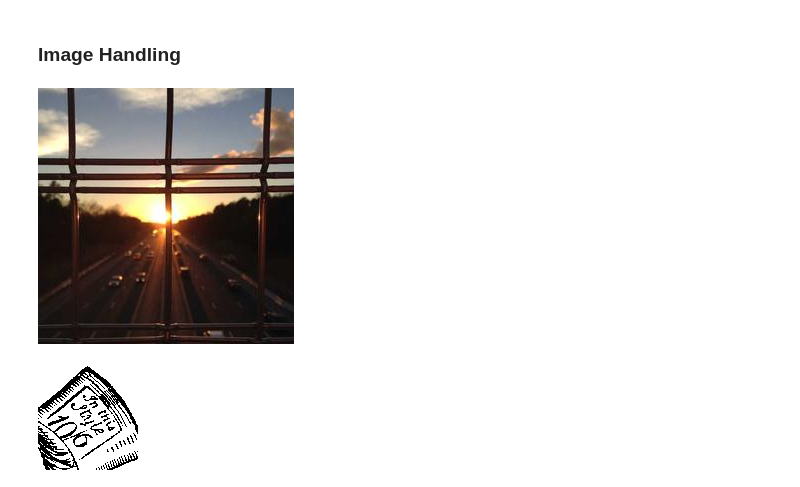
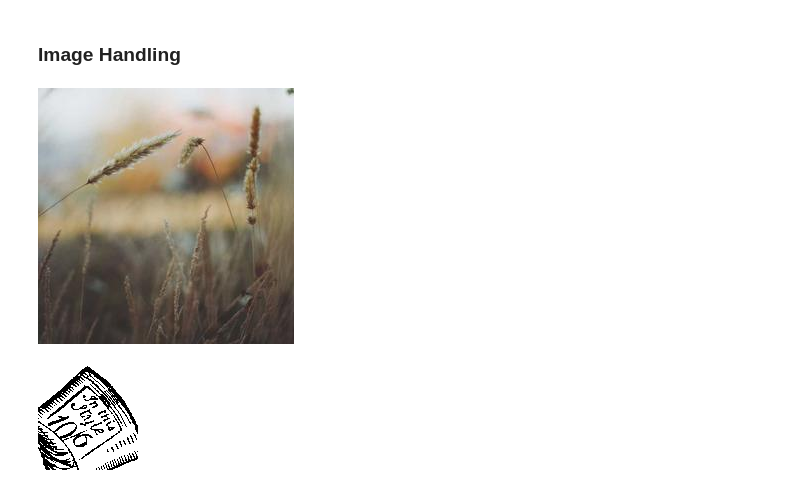
Before and after one commit to Mathics3/Mathics3-notebook-jupyter, a Jupyter notebook: examples/Mathics3-Kernel-Introduction.ipynb, the cells around one changed output. Cells and saved outputs as stored; diff of their text form; code cells hidden in the pictures.

```diff
--- a/examples/Mathics3-Kernel-Introduction.ipynb
+++ b/examples/Mathics3-Kernel-Introduction.ipynb
@@ -222,7 +222,8 @@ lindenmayer[{C[1], X}, Pi/2, 0, {0, 0}, {X -> {X, 4, Y, C[1]}, Y -> {C[1], X, 2,
 # %% [markdown]
 ### Image Handling
 # %%
+(* Mathics3 also supports loading images from the Internet *)
 Import["https://picsum.photos/256/256"]
 # %% [output]
-[figure, old version]
+[figure, new version]
 # %%
```
Also changed, not shown: parts of 7 cells of this notebook.
